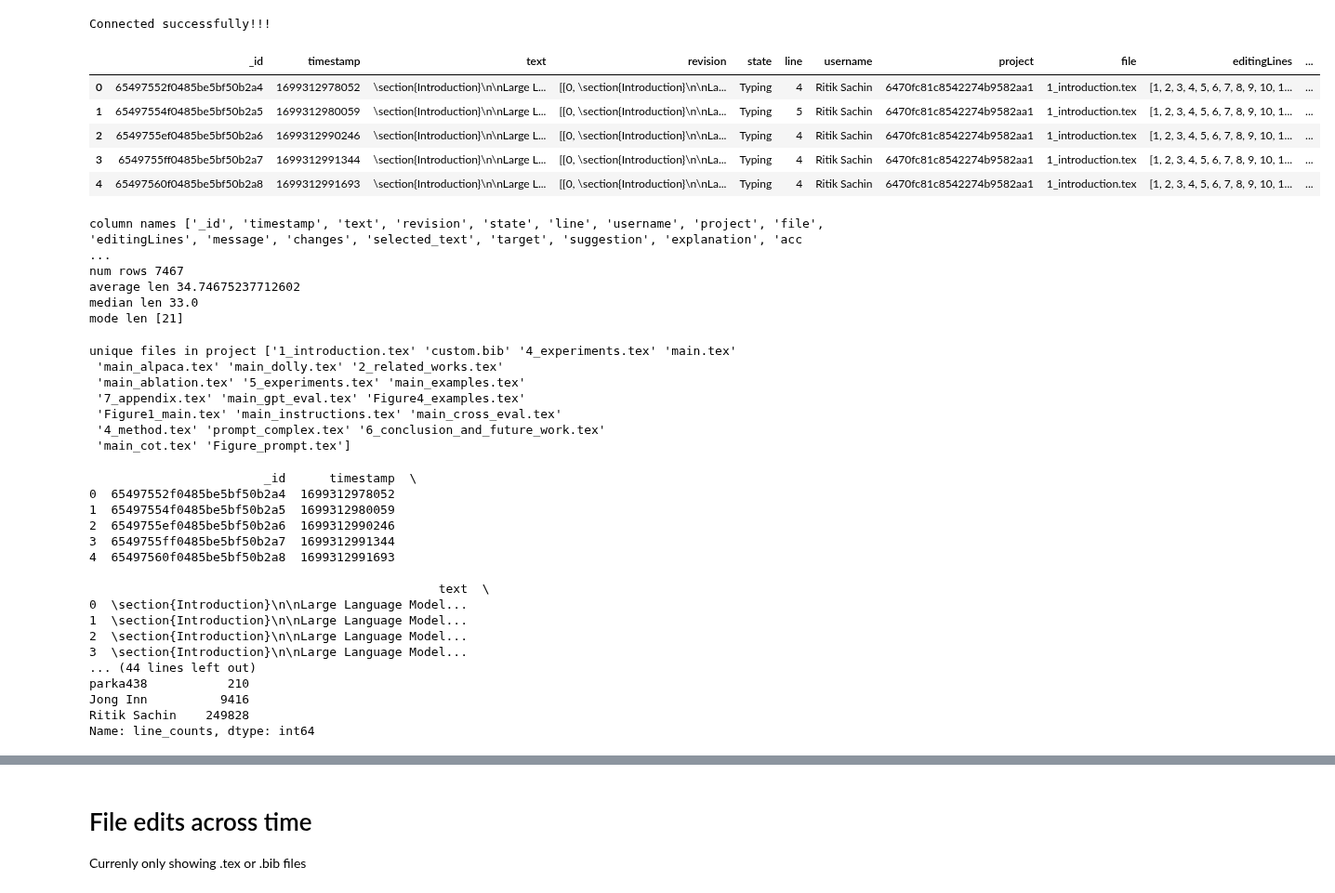
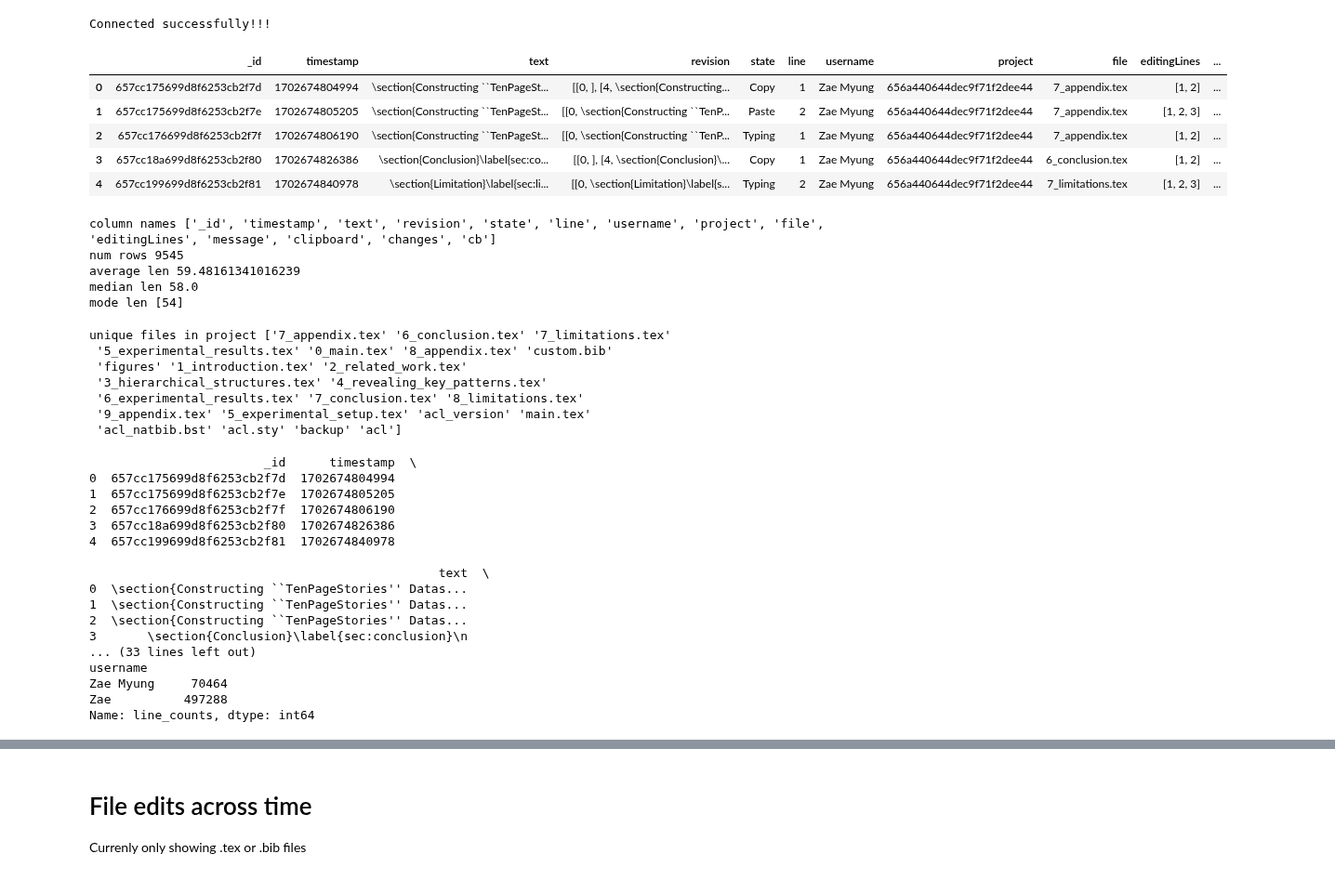
Before and after one commit to minnesotanlp/scholawrite, a Jupyter notebook: analysis/query.ipynb, the cells around one changed output, grey strips where cells are left out. Shown at 93% size. Cells and saved outputs as stored; diff of their text form; code cells hidden in the pictures.

```diff
--- a/analysis/query.ipynb
+++ b/analysis/query.ipynb
@@ -16,33 +16,33 @@ Connected successfully!!!
 # %%
 project_ids = (
     "656fadd102ae94a7686aae62",
     "640e22cae918523bcee8ca5e",
     "6543b8ee4180527babd20c3a",
     "656a440644dec9f71f2dee44",
     "654682f220e7d557c7e67cff",
     "6470fc81c8542274b9582aa1"
 )
 
-project_id = project_ids[5]
+project_id = project_ids[3]
 #project_id = "6516fce1459696e2363e98ef"
 
 query = {"project": project_id, "editingLines": {"$exists": True, "$ne": None}}
 
 cursor = activity.find(query)
 
 df = pd.DataFrame(list(cursor))
 #df = df.astype({"text": str, "state": str, "line": str, "username": str, "project": str, "file": str, "message": str})
 
 col_names = df.columns.tolist()
 dtypes = df.dtypes
 df.head()
 # %% [output]
 |  | _id | timestamp | text | revision | state | line | username | project | file | editingLines | ... |
-| 0 | 65497552f0485be5bf50b2a4 | 1699312978052 | \section{Introduction}\n\nLarge L... | [[0, \section{Introduction}\n\nLa... | Typing | 4 | Ritik Sachin | 6470fc81c8542274b9582aa1 | 1_introduction.tex | [1, 2, 3, 4, 5, 6, 7, 8, 9, 10, 1... | ... |
-| 1 | 65497554f0485be5bf50b2a5 | 1699312980059 | \section{Introduction}\n\nLarge L... | [[0, \section{Introduction}\n\nLa... | Typing | 5 | Ritik Sachin | 6470fc81c8542274b9582aa1 | 1_introduction.tex | [1, 2, 3, 4, 5, 6, 7, 8, 9, 10, 1... | ... |
-| 2 | 6549755ef0485be5bf50b2a6 | 1699312990246 | \section{Introduction}\n\nLarge L... | [[0, \section{Introduction}\n\nLa... | Typing | 4 | Ritik Sachin | 6470fc81c8542274b9582aa1 | 1_introduction.tex | [1, 2, 3, 4, 5, 6, 7, 8, 9, 10, 1... | ... |
-| 3 | 6549755ff0485be5bf50b2a7 | 1699312991344 | \section{Introduction}\n\nLarge L... | [[0, \section{Introduction}\n\nLa... | Typing | 4 | Ritik Sachin | 6470fc81c8542274b9582aa1 | 1_introduction.tex | [1, 2, 3, 4, 5, 6, 7, 8, 9, 10, 1... | ... |
-| 4 | 65497560f0485be5bf50b2a8 | 1699312991693 | \section{Introduction}\n\nLarge L... | [[0, \section{Introduction}\n\nLa... | Typing | 4 | Ritik Sachin | 6470fc81c8542274b9582aa1 | 1_introduction.tex | [1, 2, 3, 4, 5, 6, 7, 8, 9, 10, 1... | ... |
+| 0 | 657cc175699d8f6253cb2f7d | 1702674804994 | \section{Constructing ``TenPageSt... | [[0, ], [4, \section{Constructing... | Copy | 1 | Zae Myung | 656a440644dec9f71f2dee44 | 7_appendix.tex | [1, 2] | ... |
+| 1 | 657cc175699d8f6253cb2f7e | 1702674805205 | \section{Constructing ``TenPageSt... | [[0, \section{Constructing ``TenP... | Paste | 2 | Zae Myung | 656a440644dec9f71f2dee44 | 7_appendix.tex | [1, 2, 3] | ... |
+| 2 | 657cc176699d8f6253cb2f7f | 1702674806190 | \section{Constructing ``TenPageSt... | [[0, \section{Constructing ``TenP... | Typing | 1 | Zae Myung | 656a440644dec9f71f2dee44 | 7_appendix.tex | [1, 2] | ... |
+| 3 | 657cc18a699d8f6253cb2f80 | 1702674826386 | \section{Conclusion}\label{sec:co... | [[0, ], [4, \section{Conclusion}\... | Copy | 1 | Zae Myung | 656a440644dec9f71f2dee44 | 6_conclusion.tex | [1, 2] | ... |
+| 4 | 657cc199699d8f6253cb2f81 | 1702674840978 | \section{Limitation}\label{sec:li... | [[0, \section{Limitation}\label{s... | Typing | 2 | Zae Myung | 656a440644dec9f71f2dee44 | 7_limitations.tex | [1, 2, 3] | ... |
 # %%
 print("column names", col_names)
 print("num rows", len(df))
@@ -51,21 +51,21 @@ print("average len", df["editingLines"].apply(len).mean())
 print("median len", df["editingLines"].apply(len).median())
 print("mode len", df["editingLines"].apply(len).mode().tolist())
 # %% [output]
-column names ['_id', 'timestamp', 'text', 'revision', 'state', 'line', 'username', 'project', 'file', 'editingLines', 'message', 'changes', 'selected_text', 'target', 'suggestion', 'explanation', 'acc ...
-num rows 7467
-average len 34.74675237712602
-median len 33.0
-mode len [21]
+column names ['_id', 'timestamp', 'text', 'revision', 'state', 'line', 'username', 'project', 'file', 'editingLines', 'message', 'clipboard', 'changes', 'cb']
+num rows 9545
+average len 59.48161341016239
+median len 58.0
+mode len [54]
 # %%
 print("unique files in project", df["file"].unique())
 # %% [output]
-unique files in project ['1_introduction.tex' 'custom.bib' '4_experiments.tex' 'main.tex'
- 'main_alpaca.tex' 'main_dolly.tex' '2_related_works.tex'
- 'main_ablation.tex' '5_experiments.tex' 'main_examples.tex'
- '7_appendix.tex' 'main_gpt_eval.tex' 'Figure4_examples.tex'
- 'Figure1_main.tex' 'main_instructions.tex' 'main_cross_eval.tex'
- '4_method.tex' 'prompt_complex.tex' '6_conclusion_and_future_work.tex'
- 'main_cot.tex' 'Figure_prompt.tex']
+unique files in project ['7_appendix.tex' '6_conclusion.tex' '7_limitations.tex'
+ '5_experimental_results.tex' '0_main.tex' '8_appendix.tex' 'custom.bib'
+ 'figures' '1_introduction.tex' '2_related_work.tex'
+ '3_hierarchical_structures.tex' '4_revealing_key_patterns.tex'
+ '6_experimental_results.tex' '7_conclusion.tex' '8_limitations.tex'
+ '9_appendix.tex' '5_experimental_setup.tex' 'acl_version' 'main.tex'
+ 'acl_natbib.bst' 'acl.sty' 'backup' 'acl']
 # %%
 df1 = df["username"].value_counts().sort_values()
 df["line_counts"] = df["editingLines"].apply(len)
@@ -77,21 +77,21 @@ print(df1)
 print(df2)
 # %% [output]
                         _id      timestamp  \
-0  65497552f0485be5bf50b2a4  1699312978052
-1  65497554f0485be5bf50b2a5  1699312980059
-2  6549755ef0485be5bf50b2a6  1699312990246
-3  6549755ff0485be5bf50b2a7  1699312991344
-4  65497560f0485be5bf50b2a8  1699312991693
+0  657cc175699d8f6253cb2f7d  1702674804994
+1  657cc175699d8f6253cb2f7e  1702674805205
+2  657cc176699d8f6253cb2f7f  1702674806190
+3  657cc18a699d8f6253cb2f80  1702674826386
+4  657cc199699d8f6253cb2f81  1702674840978
 
                                                 text  \
-0  \section{Introduction}\n\nLarge Language Model...
-1  \section{Introduction}\n\nLarge Language Model...
-2  \section{Introduction}\n\nLarge Language Model...
-3  \section{Introduction}\n\nLarge Language Model...
-... (44 lines left out)
-parka438           210
-Jong Inn          9416
-Ritik Sachin    249828
+0  \section{Constructing ``TenPageStories'' Datas...
+1  \section{Constructing ``TenPageStories'' Datas...
+2  \section{Constructing ``TenPageStories'' Datas...
+3       \section{Conclusion}\label{sec:conclusion}\n
+... (33 lines left out)
+username
+Zae Myung     70464
+Zae          497288
 Name: line_counts, dtype: int64
 # %%
 import numpy as np
```
Also changed, not shown: parts of 10 cells of this notebook, 2 other files.
